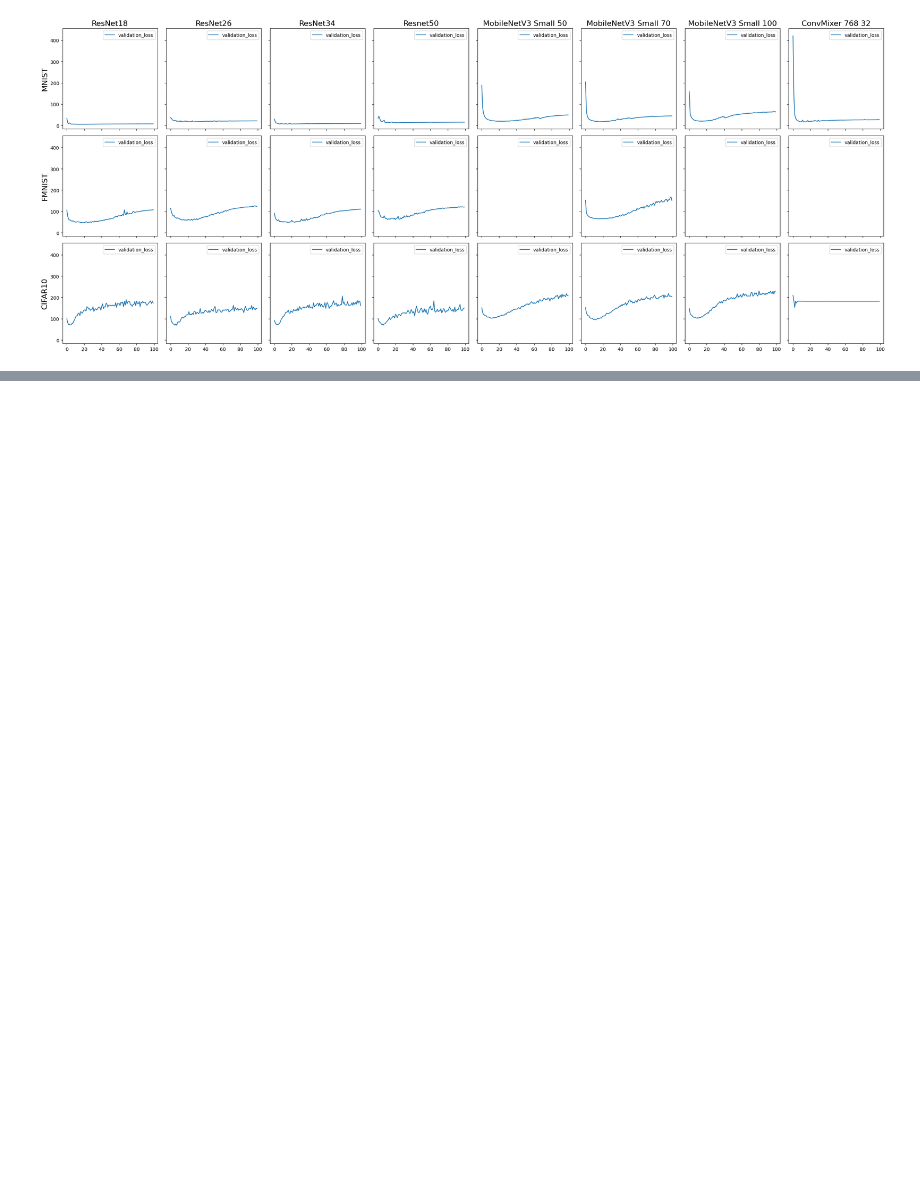
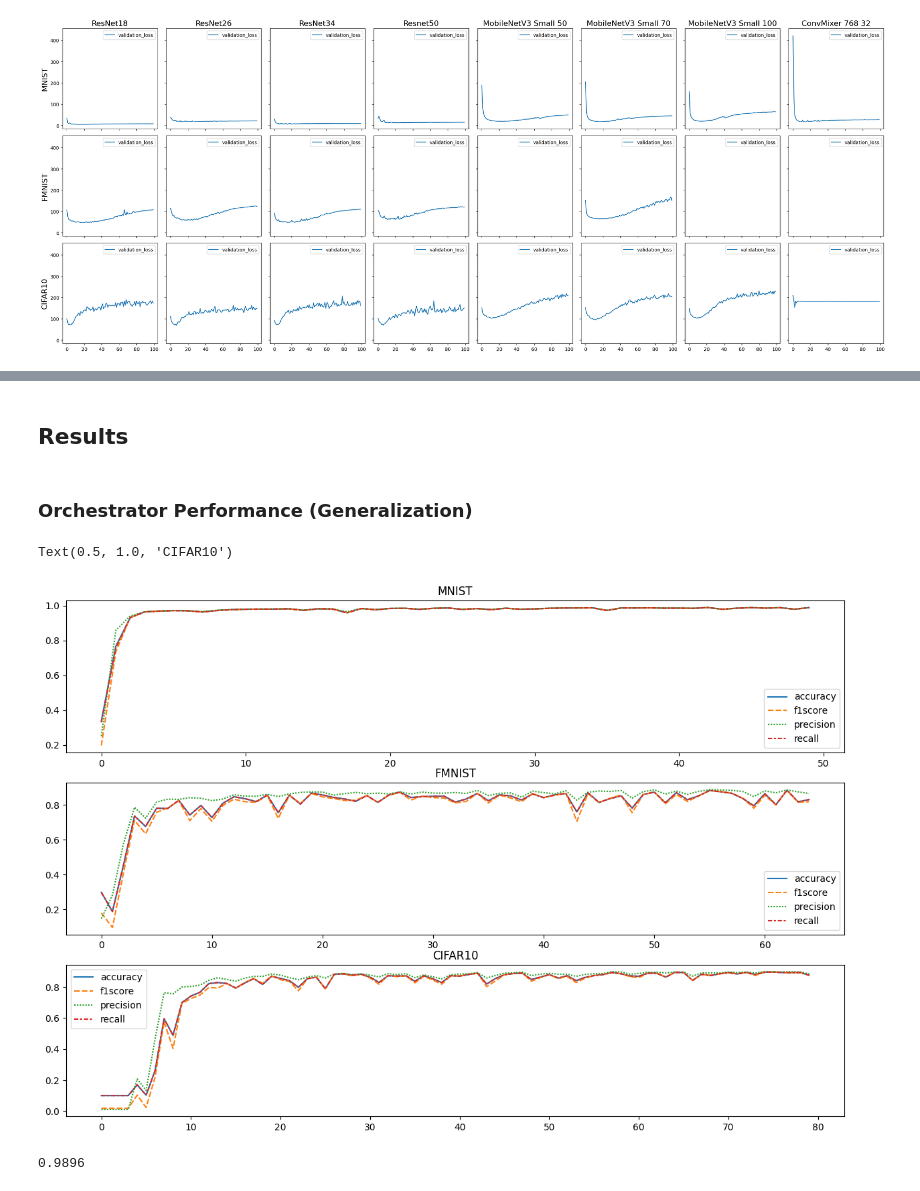
Before and after one commit to MKZuziak/DFIC, a Jupyter notebook: dfic/analysis_notebook.ipynb, the cells around one changed output, grey strips where cells are left out. Cells and saved outputs as stored; diff of their text form; code cells hidden in the pictures; blank space fills up the shorter version.

Commit message:
Full results for the eperimental section

```diff
--- a/dfic/analysis_notebook.ipynb
+++ b/dfic/analysis_notebook.ipynb
@@ -109,0 +203,22 @@ fig.tight_layout()
+# %% [markdown]
+## Results
+# %% [markdown]
+### Orchestrator Performance (Generalization)
+# %%
+frame = [pd.read_csv(os.path.join(os.getcwd(), dataset, 'federated', f'{dataset}_fed', 'results', 'orchestrator_metrics.csv')) for dataset in ['mnist', 'fmnist', 'cifar10']]
+fig, axes = plt.subplots(3, 1, figsize=(15, 10))
+sns.lineplot(frame[0][['accuracy', 'f1score', 'precision', 'recall']], ax=axes[0])
+axes[0].set_title('MNIST')
+
+sns.lineplot(frame[1][['accuracy', 'f1score', 'precision', 'recall']], ax=axes[1])
+axes[1].set_title('FMNIST')
+
+sns.lineplot(frame[2][['accuracy', 'f1score', 'precision', 'recall']], ax=axes[2])
+axes[2].set_title('CIFAR10')
+# %% [output]
+Text(0.5, 1.0, 'CIFAR10')
+[figure, added]
+# %%
+frame[0]['accuracy'].max()
+# %% [output]
+0.9896
```
Also changed, not shown: parts of 14 cells of this notebook, 14 other files.
